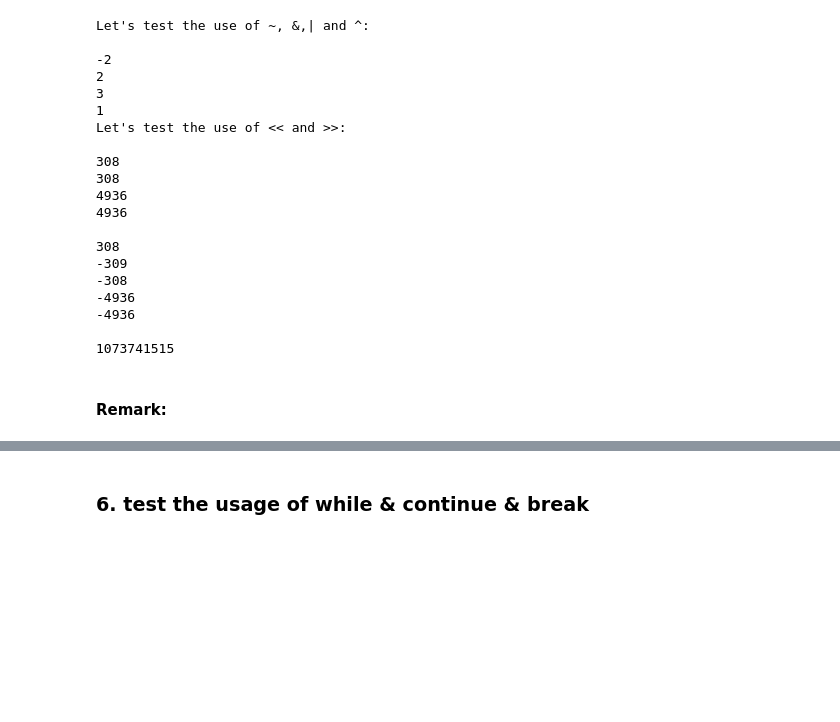
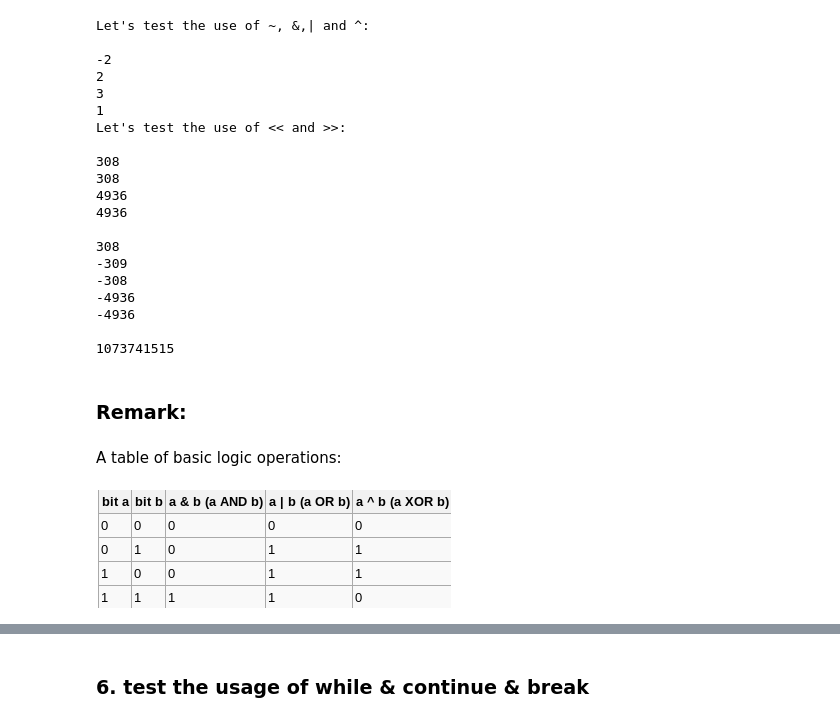
Before and after one commit to ScarletMcLearn/Notebooks, a Jupyter notebook: Java_Basics.ipynb, the cells around one changed output, grey strips where cells are left out. Cells and saved outputs as stored; diff of their text form; code cells hidden in the pictures; blank space fills up the shorter version.

Commit message:
I added several remarks to the notebook.

```diff
--- a/Java_Basics.ipynb
+++ b/Java_Basics.ipynb
@@ -290,4 +285,10 @@ Let's test the use of << and >>:
 
 1073741515
 # %% [markdown]
-#### Remark:
+### Remark:
+# %% [markdown]
+A table of basic logic operations:
+# %%
+Image(filename='bitwiseop.png')
+# %% [output]
+[figure, added]
```
Also changed, not shown: parts of 55 cells of this notebook.
